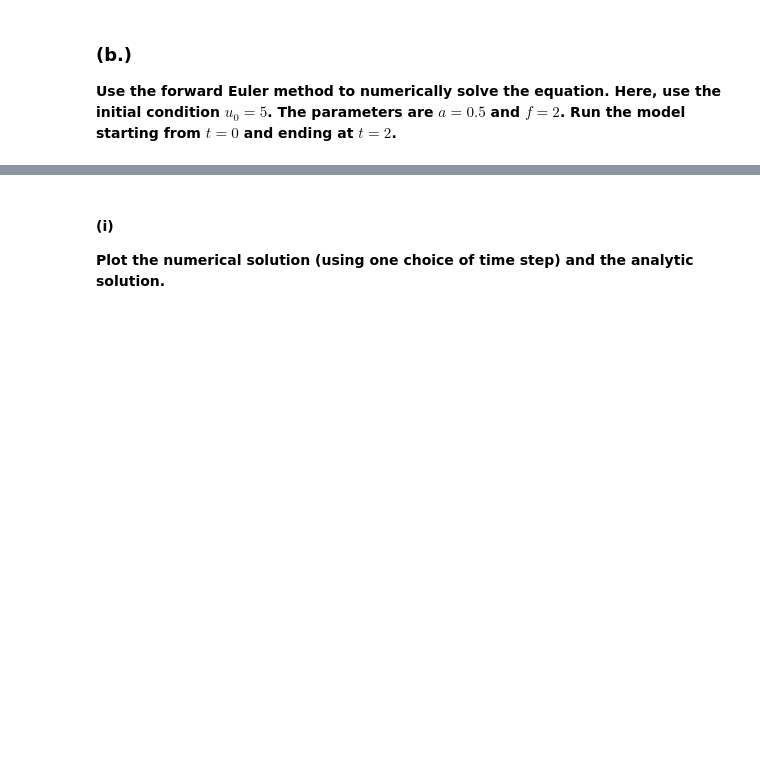
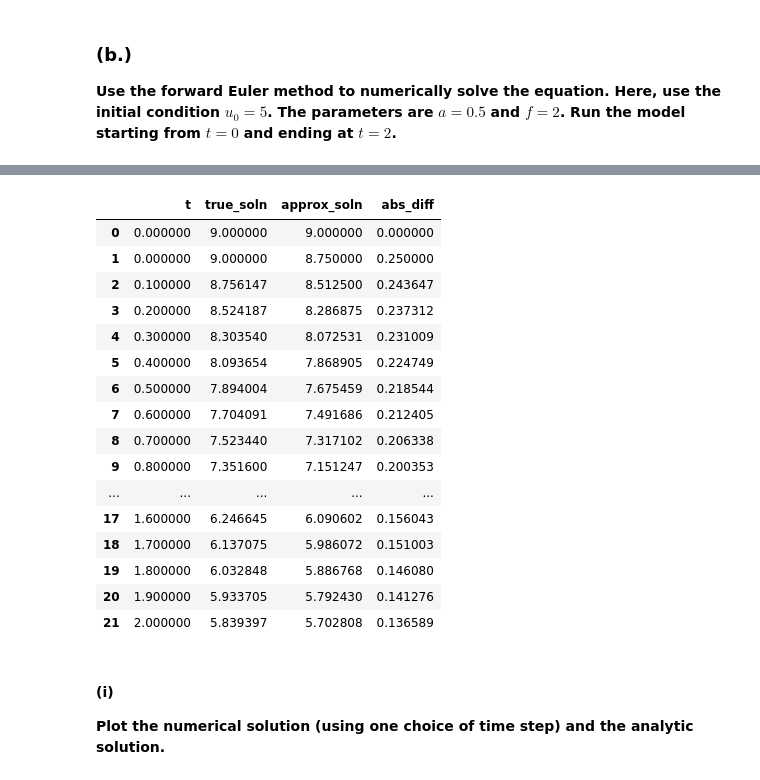
Before and after one commit to Stochastic1017/MATH_616, a Jupyter notebook: Homeworks/S_Sudhir_Homework_1.ipynb, the cells around one changed output, grey strips where cells are left out. Drawn from its saved outputs; the diff is of its cells as text; code cells hidden in the pictures; blank space fills up the shorter version.

```diff
--- a/Homeworks/S_Sudhir_Homework_1.ipynb
+++ b/Homeworks/S_Sudhir_Homework_1.ipynb
@@ -105,3 +115,43 @@ plt.show()
+# %%
+# Parameters
+u0 = 5
+a = 0.5
+f = 2
+t0 = 0
+tend = 2
+h = 0.1
+
+(y_h, t_h) = forward_euler(u0=5, t0=0, tend=2, h=h, a=a, f=f)
+
+true_y = []
+for t in t_h:
+    true_y.append( u(u0=u0, a=a, f=f, t=t) )
+true_y = np.asarray(true_y)
+
+# Plotting table
+df = pd.DataFrame({'t': np.round(t_h, decimals=2),
+                   'true_soln': true_y,
+                   'approx_soln': y_h,
+                   'abs_diff': np.abs(true_y - y_h)})
+df.style.background_gradient(cmap='viridis', subset=['true_soln', 'approx_soln', 'abs_diff'])
+# %% [output]
+|  | t | true_soln | approx_soln | abs_diff |
+| 0 | 0.000000 | 9.000000 | 9.000000 | 0.000000 |
+| 1 | 0.000000 | 9.000000 | 8.750000 | 0.250000 |
+| 2 | 0.100000 | 8.756147 | 8.512500 | 0.243647 |
+| 3 | 0.200000 | 8.524187 | 8.286875 | 0.237312 |
+| 4 | 0.300000 | 8.303540 | 8.072531 | 0.231009 |
+| 5 | 0.400000 | 8.093654 | 7.868905 | 0.224749 |
+| 6 | 0.500000 | 7.894004 | 7.675459 | 0.218544 |
+| 7 | 0.600000 | 7.704091 | 7.491686 | 0.212405 |
+| 8 | 0.700000 | 7.523440 | 7.317102 | 0.206338 |
+| 9 | 0.800000 | 7.351600 | 7.151247 | 0.200353 |
+| ... | ... | ... | ... | ... |
+| 17 | 1.600000 | 6.246645 | 6.090602 | 0.156043 |
+| 18 | 1.700000 | 6.137075 | 5.986072 | 0.151003 |
+| 19 | 1.800000 | 6.032848 | 5.886768 | 0.146080 |
+| 20 | 1.900000 | 5.933705 | 5.792430 | 0.141276 |
+| 21 | 2.000000 | 5.839397 | 5.702808 | 0.136589 |
 # %% [markdown]
 #### (i)
 
```
Also changed, not shown: parts of 8 cells of this notebook.
